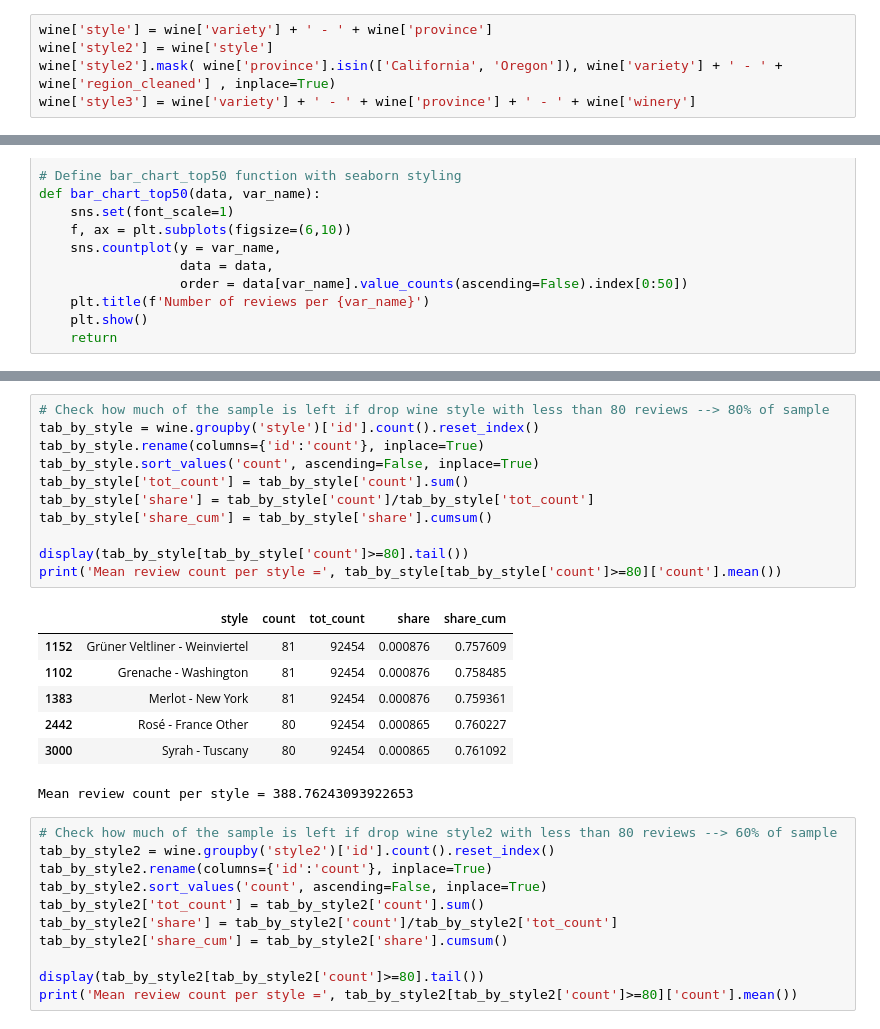
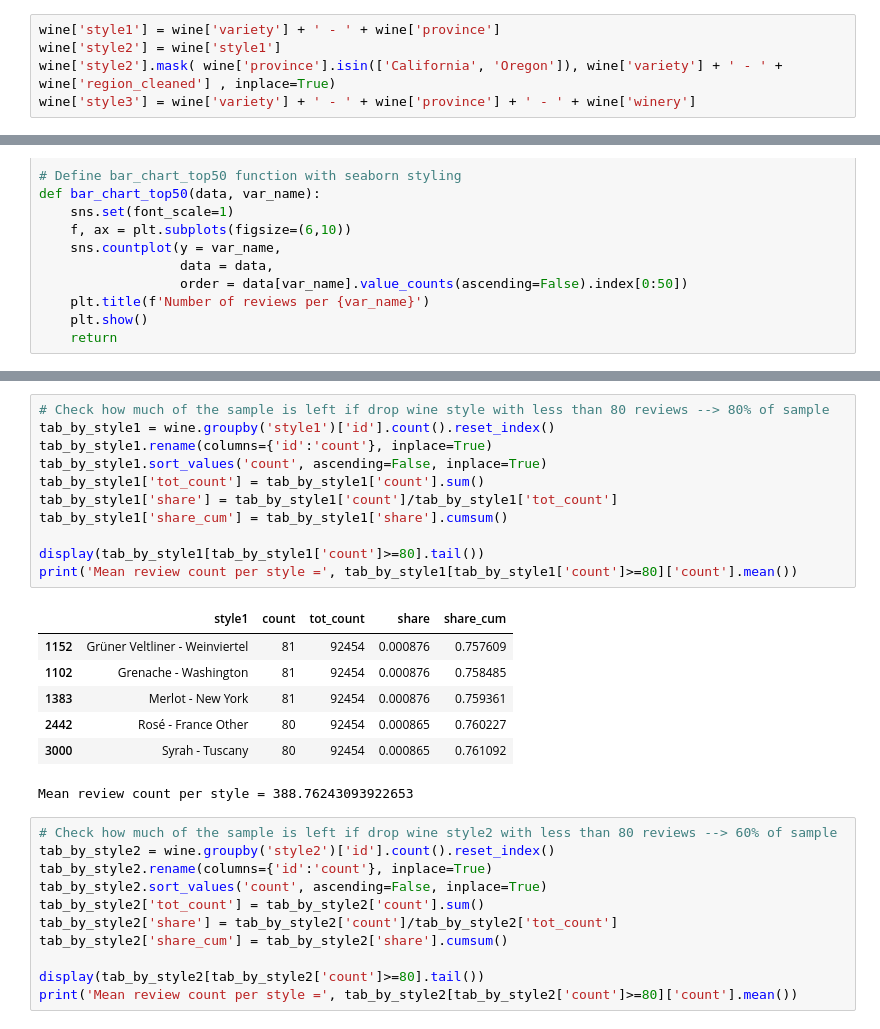
Before and after one commit to VishyFishy02/Somm_Wine_Reccomendation, a Jupyter notebook: Exploratory_Data_Analysis/EDA.ipynb, the cells around one changed output, grey strips where cells are left out. Cells and saved outputs as stored; diff of their text form.

```diff
--- a/Exploratory_Data_Analysis/EDA.ipynb
+++ b/Exploratory_Data_Analysis/EDA.ipynb
@@ -217,6 +221,6 @@ Share of wine designations with at least 5 reviews: 0.07812088317436898
 # %%
-wine['style'] = wine['variety'] + ' - ' + wine['province']
-wine['style2'] = wine['style']
+wine['style1'] = wine['variety'] + ' - ' + wine['province']
+wine['style2'] = wine['style1']
 wine['style2'].mask( wine['province'].isin(['California', 'Oregon']), wine['variety'] + ' - ' + wine['region_cleaned'] , inplace=True)
 wine['style3'] = wine['variety'] + ' - ' + wine['province'] + ' - ' + wine['winery']
 # %% [markdown]
@@ -307,17 +311,17 @@ bar_chart_top20(wine, 'style3') # too fine, many categories will have too few re
 [figure]
 # %%
 # Check how much of the sample is left if drop wine style with less than 80 reviews --> 80% of sample
-tab_by_style = wine.groupby('style')['id'].count().reset_index()
-tab_by_style.rename(columns={'id':'count'}, inplace=True)
-tab_by_style.sort_values('count', ascending=False, inplace=True)
-tab_by_style['tot_count'] = tab_by_style['count'].sum()
-tab_by_style['share'] = tab_by_style['count']/tab_by_style['tot_count']
-tab_by_style['share_cum'] = tab_by_style['share'].cumsum()
+tab_by_style1 = wine.groupby('style1')['id'].count().reset_index()
+tab_by_style1.rename(columns={'id':'count'}, inplace=True)
+tab_by_style1.sort_values('count', ascending=False, inplace=True)
+tab_by_style1['tot_count'] = tab_by_style1['count'].sum()
+tab_by_style1['share'] = tab_by_style1['count']/tab_by_style1['tot_count']
+tab_by_style1['share_cum'] = tab_by_style1['share'].cumsum()
 
-display(tab_by_style[tab_by_style['count']>=80].tail())
-print('Mean review count per style =', tab_by_style[tab_by_style['count']>=80]['count'].mean())
+display(tab_by_style1[tab_by_style1['count']>=80].tail())
+print('Mean review count per style =', tab_by_style1[tab_by_style1['count']>=80]['count'].mean())
 # %% [output]
-|  | style | count | tot_count | share | share_cum |
+|  | style1 | count | tot_count | share | share_cum |
 | 1152 | Grüner Veltliner - Weinviertel | 81 | 92454 | 0.000876 | 0.757609 |
 | 1102 | Grenache - Washington | 81 | 92454 | 0.000876 | 0.758485 |
 | 1383 | Merlot - New York | 81 | 92454 | 0.000876 | 0.759361 |
```
Also changed, not shown: parts of 7 cells of this notebook, 2 other files.
